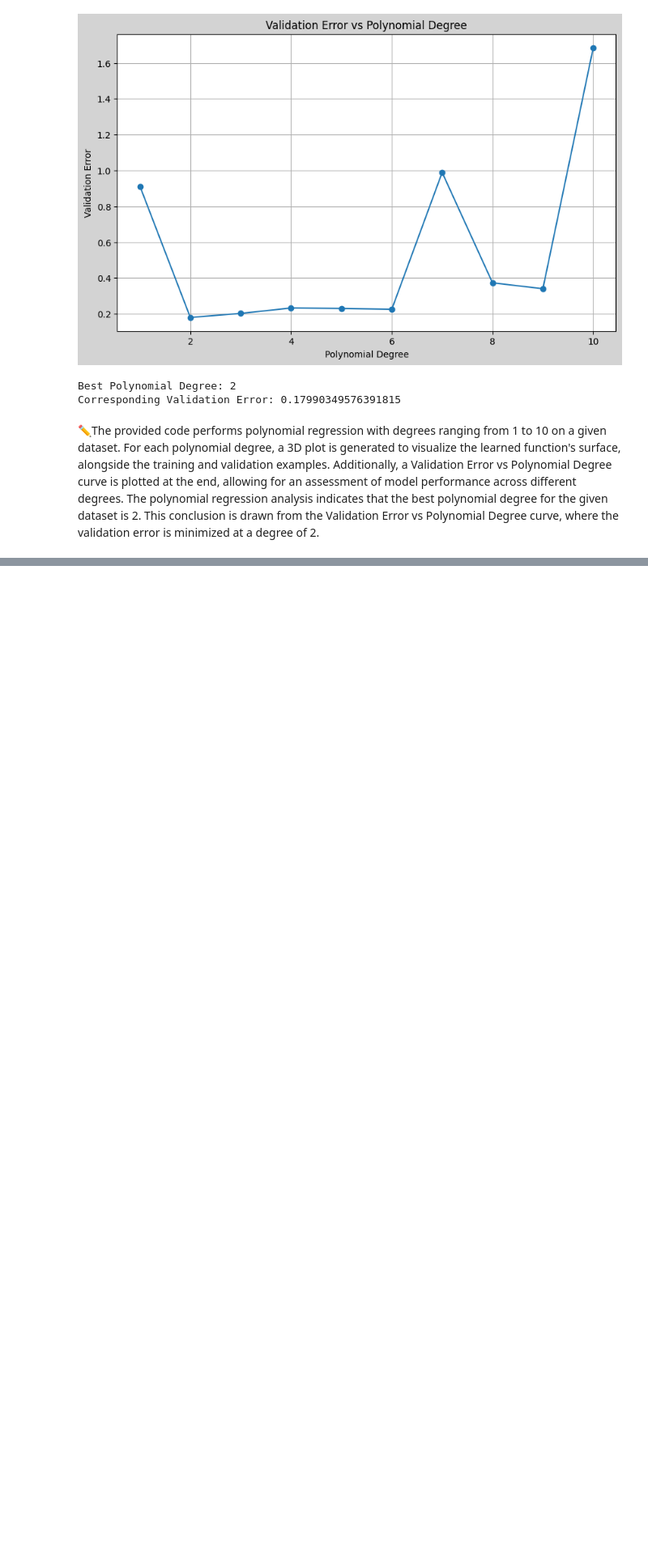
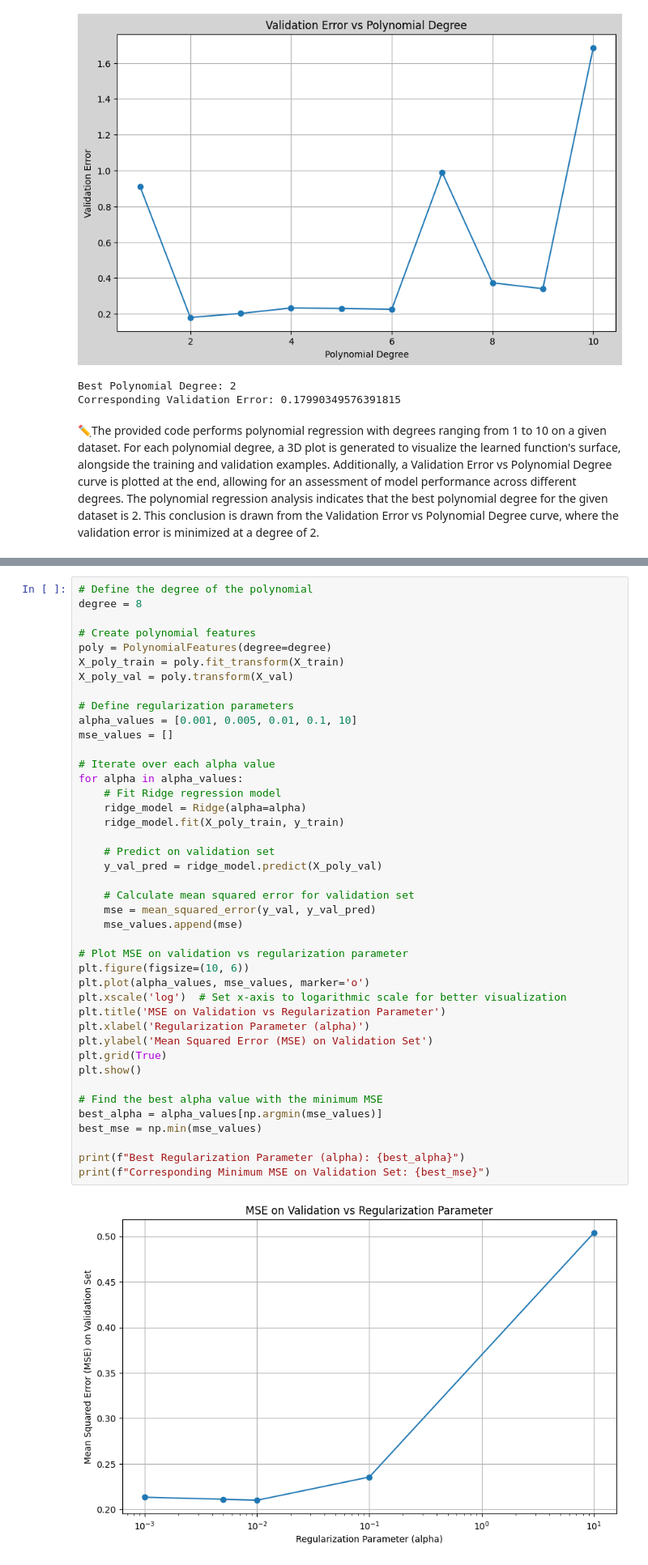
Before and after one commit to Omarmasalmah/Machine_Learning-Assignment_-2-, a Jupyter notebook: main.ipynb, the cells around one changed output, grey strips where cells are left out. Shown at 81% size. Saved outputs shown, nothing was run; the diff lists cells and outputs as text; blank space fills up the shorter version.

```diff
--- a/main.ipynb
+++ b/main.ipynb
@@ -155,0 +159,44 @@ The polynomial regression analysis indicates that the best polynomial degree for
+# %%
+# Define the degree of the polynomial
+degree = 8
+
+# Create polynomial features
+poly = PolynomialFeatures(degree=degree)
+X_poly_train = poly.fit_transform(X_train)
+X_poly_val = poly.transform(X_val)
+
+# Define regularization parameters
+alpha_values = [0.001, 0.005, 0.01, 0.1, 10]
+mse_values = []
+
+# Iterate over each alpha value
+for alpha in alpha_values:
+    # Fit Ridge regression model
+    ridge_model = Ridge(alpha=alpha)
+    ridge_model.fit(X_poly_train, y_train)
+
+    # Predict on validation set
+    y_val_pred = ridge_model.predict(X_poly_val)
+
+    # Calculate mean squared error for validation set
+    mse = mean_squared_error(y_val, y_val_pred)
+    mse_values.append(mse)
+
+# Plot MSE on validation vs regularization parameter
+plt.figure(figsize=(10, 6))
+plt.plot(alpha_values, mse_values, marker='o')
+plt.xscale('log')  # Set x-axis to logarithmic scale for better visualization
+plt.title('MSE on Validation vs Regularization Parameter')
+plt.xlabel('Regularization Parameter (alpha)')
+plt.ylabel('Mean Squared Error (MSE) on Validation Set')
+plt.grid(True)
+plt.show()
+
+# Find the best alpha value with the minimum MSE
+best_alpha = alpha_values[np.argmin(mse_values)]
+best_mse = np.min(mse_values)
+
+print(f"Best Regularization Parameter (alpha): {best_alpha}")
+print(f"Corresponding Minimum MSE on Validation Set: {best_mse}")
+# %% [output]
+[figure, added]
```
Also changed, not shown: parts of 4 cells of this notebook.
